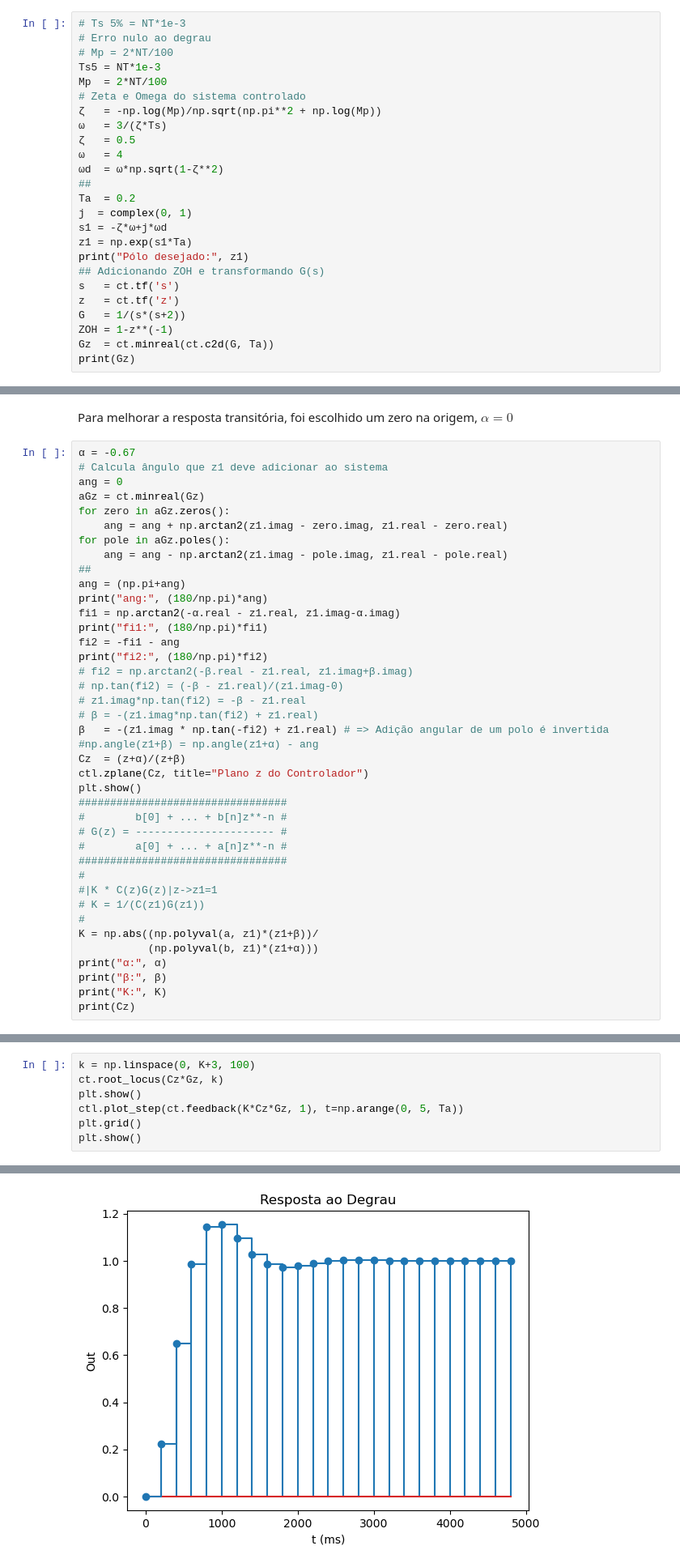
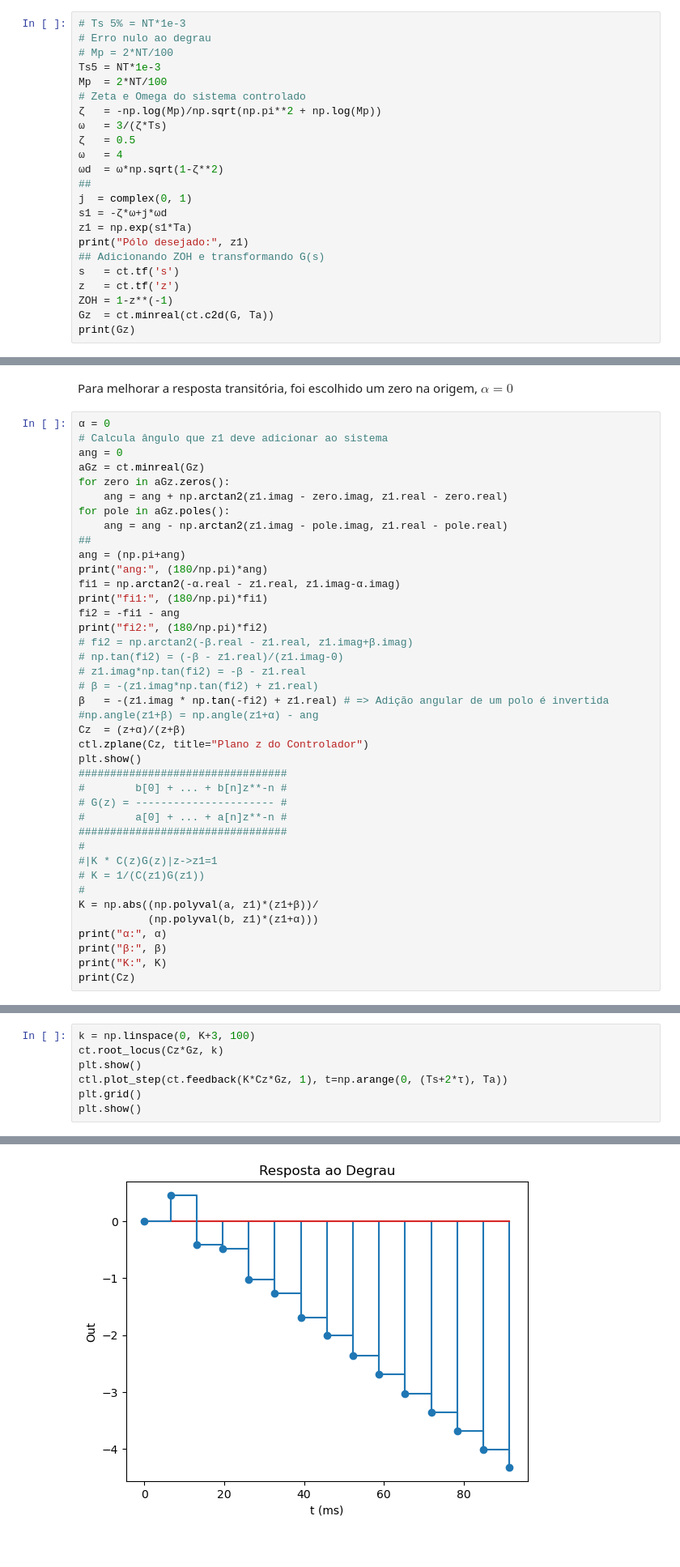
Before and after one commit to Emanuel600/Misc, a Jupyter notebook: Simul_Controle/Projeto 1 - Transformada z.ipynb, the cells around one changed output, grey strips where cells are left out. Shown at 81% size. Saved outputs shown, nothing was run; the diff lists cells and outputs as text.

```diff
--- a/Simul_Controle/Projeto 1 - Transformada z.ipynb
+++ b/Simul_Controle/Projeto 1 - Transformada z.ipynb
@@ -174,7 +174,6 @@ Mp  = 2*NT/100
 ω   = 4
 ωd  = ω*np.sqrt(1-ζ**2)
 ##
-Ta  = 0.2
 j  = complex(0, 1)
 s1 = -ζ*ω+j*ωd
 z1 = np.exp(s1*Ta)
@@ -182,7 +181,6 @@ print("Pólo desejado:", z1)
 ## Adicionando ZOH e transformando G(s)
 s   = ct.tf('s')
 z   = ct.tf('z')
-G   = 1/(s*(s+2))
 ZOH = 1-z**(-1)
 Gz  = ct.minreal(ct.c2d(G, Ta))
 print(Gz)
@@ -209,7 +207,7 @@ plt.show()
 # %% [markdown]
 Para melhorar a resposta transitória, foi escolhido um zero na origem, $\alpha=0$
 # %%
-α = -0.67
+α = 0
 # Calcula ângulo que z1 deve adicionar ao sistema
 ang = 0
 aGz = ct.minreal(Gz)
@@ -269,7 +260,7 @@ z - 0.2539
 k = np.linspace(0, K+3, 100)
 ct.root_locus(Cz*Gz, k)
 plt.show()
-ctl.plot_step(ct.feedback(K*Cz*Gz, 1), t=np.arange(0, 5, Ta))
+ctl.plot_step(ct.feedback(K*Cz*Gz, 1), t=np.arange(0, (Ts+2*τ), Ta))
 plt.grid()
 plt.show()
 # %% [output]
@@ -277 +268 @@ plt.show()
-[figure, old version]
+[figure, new version]
```
Also changed, not shown: parts of 5 cells of this notebook.
